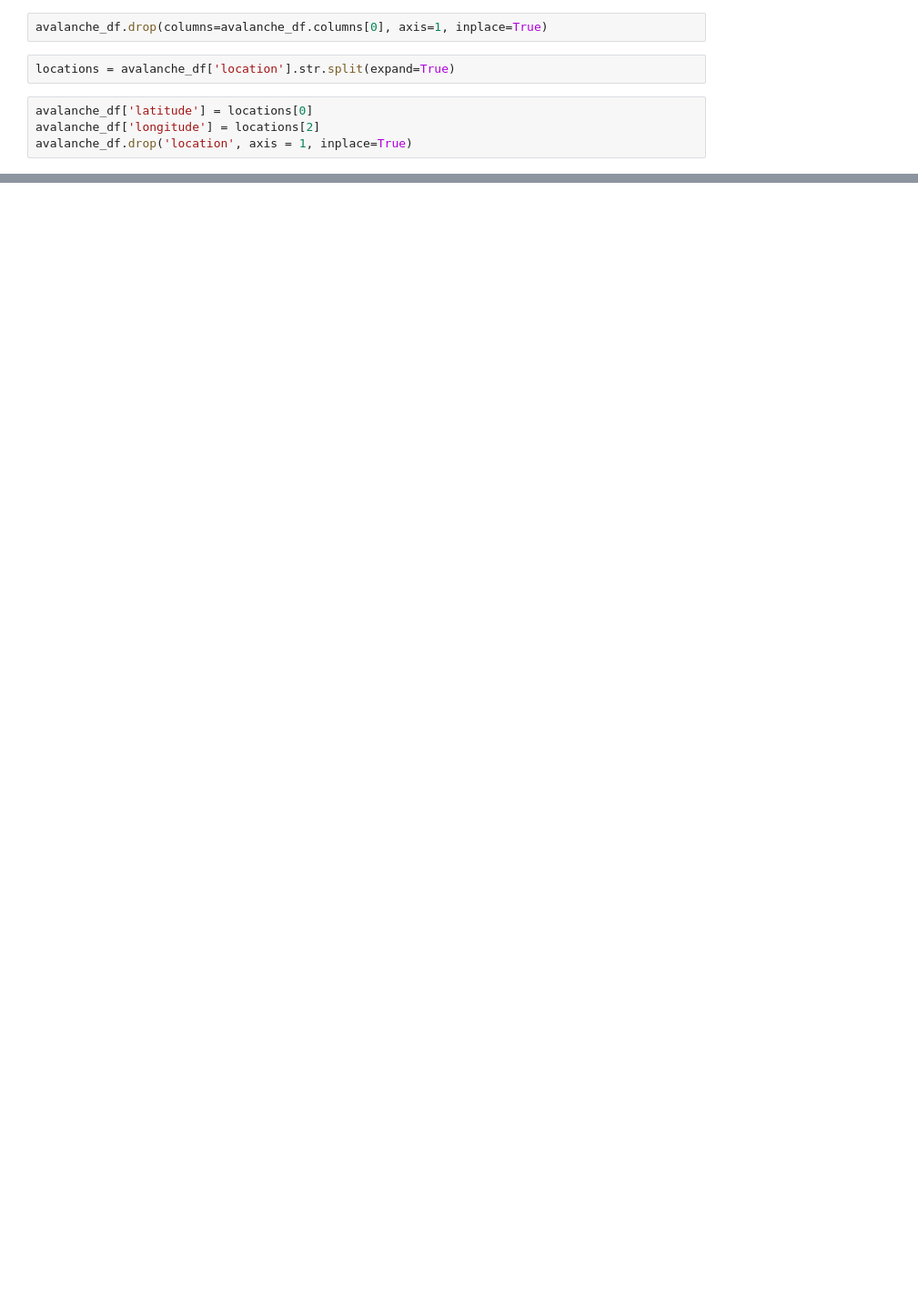
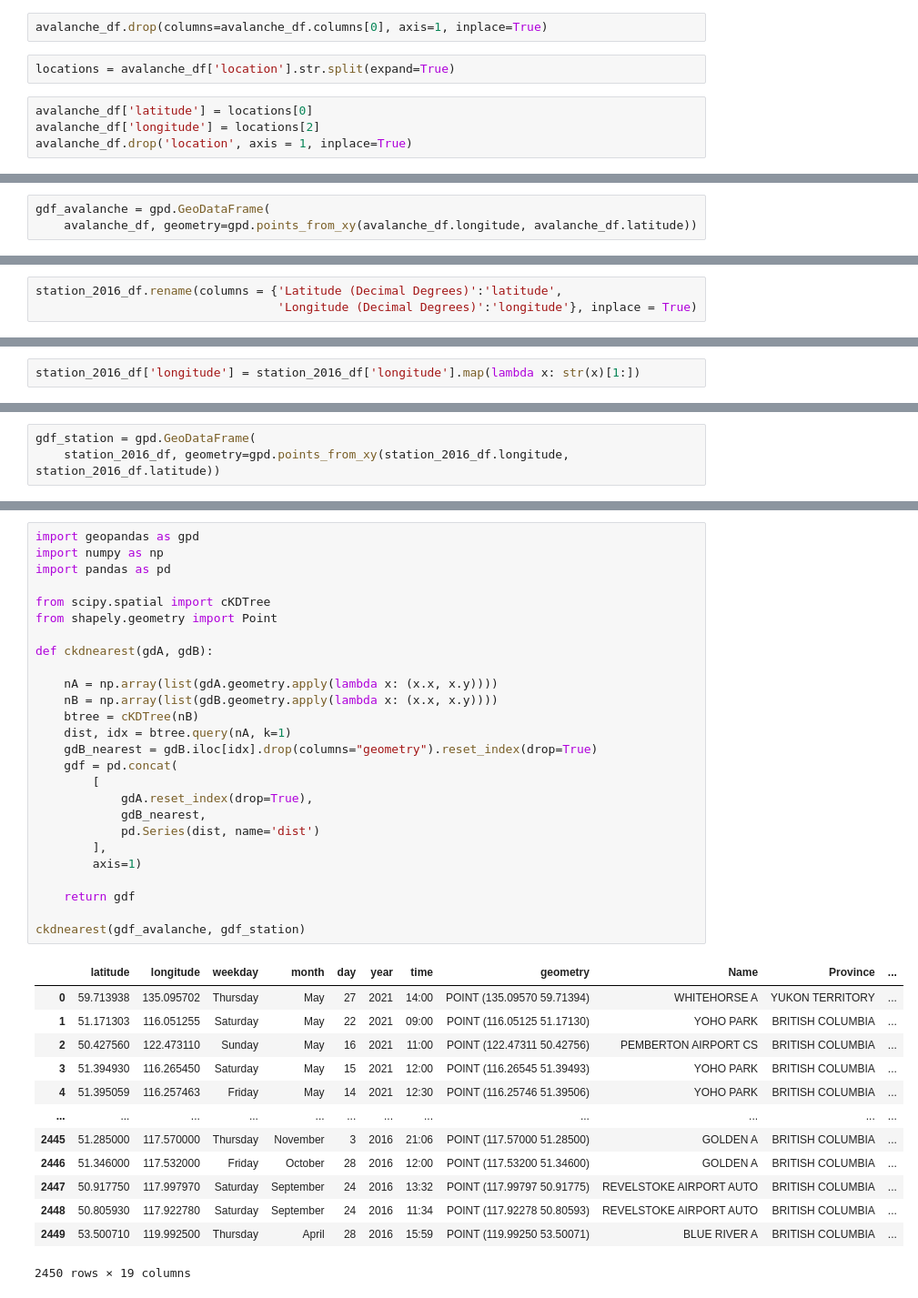
Before and after one commit to seansimkus/Avalanche-Prediction-Capstone, a Jupyter notebook: Avalanche_model_building.ipynb, the cells around one changed output, grey strips where cells are left out. Shown: that part at 91% size. Drawn from its saved outputs; the diff is of its cells as text; blank space fills up the shorter version.

```diff
--- a/Avalanche_model_building.ipynb
+++ b/Avalanche_model_building.ipynb
@@ -27,0 +107,3 @@ avalanche_df.drop('location', axis = 1, inplace=True)
+# %%
+gdf_avalanche = gpd.GeoDataFrame(
+    avalanche_df, geometry=gpd.points_from_xy(avalanche_df.longitude, avalanche_df.latitude))
@@ -27,0 +130,3 @@ avalanche_df.drop('location', axis = 1, inplace=True)
+# %%
+station_2016_df.rename(columns = {'Latitude (Decimal Degrees)':'latitude',
+                                  'Longitude (Decimal Degrees)':'longitude'}, inplace = True)
@@ -27,0 +138,2 @@ avalanche_df.drop('location', axis = 1, inplace=True)
+# %%
+station_2016_df['longitude'] = station_2016_df['longitude'].map(lambda x: str(x)[1:])
@@ -27,0 +146,3 @@ avalanche_df.drop('location', axis = 1, inplace=True)
+# %%
+gdf_station = gpd.GeoDataFrame(
+    station_2016_df, geometry=gpd.points_from_xy(station_2016_df.longitude, station_2016_df.latitude))
@@ -27,0 +188,40 @@ avalanche_df.drop('location', axis = 1, inplace=True)
+# %%
+import geopandas as gpd
+import numpy as np
+import pandas as pd
+
+from scipy.spatial import cKDTree
+from shapely.geometry import Point
+
+def ckdnearest(gdA, gdB):
+
+    nA = np.array(list(gdA.geometry.apply(lambda x: (x.x, x.y))))
+    nB = np.array(list(gdB.geometry.apply(lambda x: (x.x, x.y))))
+    btree = cKDTree(nB)
+    dist, idx = btree.query(nA, k=1)
+    gdB_nearest = gdB.iloc[idx].drop(columns="geometry").reset_index(drop=True)
+    gdf = pd.concat(
+        [
+            gdA.reset_index(drop=True),
+            gdB_nearest,
+            pd.Series(dist, name='dist')
+        ],
+        axis=1)
+
+    return gdf
+
+ckdnearest(gdf_avalanche, gdf_station)
+# %% [output]
+|  | latitude | longitude | weekday | month | day | year | time | geometry | Name | Province | ... |
+| 0 | 59.713938 | 135.095702 | Thursday | May | 27 | 2021 | 14:00 | POINT (135.09570 59.71394) | WHITEHORSE A | YUKON TERRITORY | ... |
+| 1 | 51.171303 | 116.051255 | Saturday | May | 22 | 2021 | 09:00 | POINT (116.05125 51.17130) | YOHO PARK | BRITISH COLUMBIA | ... |
+| 2 | 50.427560 | 122.473110 | Sunday | May | 16 | 2021 | 11:00 | POINT (122.47311 50.42756) | PEMBERTON AIRPORT CS | BRITISH COLUMBIA | ... |
+| 3 | 51.394930 | 116.265450 | Saturday | May | 15 | 2021 | 12:00 | POINT (116.26545 51.39493) | YOHO PARK | BRITISH COLUMBIA | ... |
+| 4 | 51.395059 | 116.257463 | Friday | May | 14 | 2021 | 12:30 | POINT (116.25746 51.39506) | YOHO PARK | BRITISH COLUMBIA | ... |
+| ... | ... | ... | ... | ... | ... | ... | ... | ... | ... | ... | ... |
+| 2445 | 51.285000 | 117.570000 | Thursday | November | 3 | 2016 | 21:06 | POINT (117.57000 51.28500) | GOLDEN A | BRITISH COLUMBIA | ... |
+| 2446 | 51.346000 | 117.532000 | Friday | October | 28 | 2016 | 12:00 | POINT (117.53200 51.34600) | GOLDEN A | BRITISH COLUMBIA | ... |
+| 2447 | 50.917750 | 117.997970 | Saturday | September | 24 | 2016 | 13:32 | POINT (117.99797 50.91775) | REVELSTOKE AIRPORT AUTO | BRITISH COLUMBIA | ... |
+| 2448 | 50.805930 | 117.922780 | Saturday | September | 24 | 2016 | 11:34 | POINT (117.92278 50.80593) | REVELSTOKE AIRPORT AUTO | BRITISH COLUMBIA | ... |
+| 2449 | 53.500710 | 119.992500 | Thursday | April | 28 | 2016 | 15:59 | POINT (119.99250 53.50071) | BLUE RIVER A | BRITISH COLUMBIA | ... |
+2450 rows × 19 columns
```
Also changed, not shown: parts of 39 cells of this notebook.
